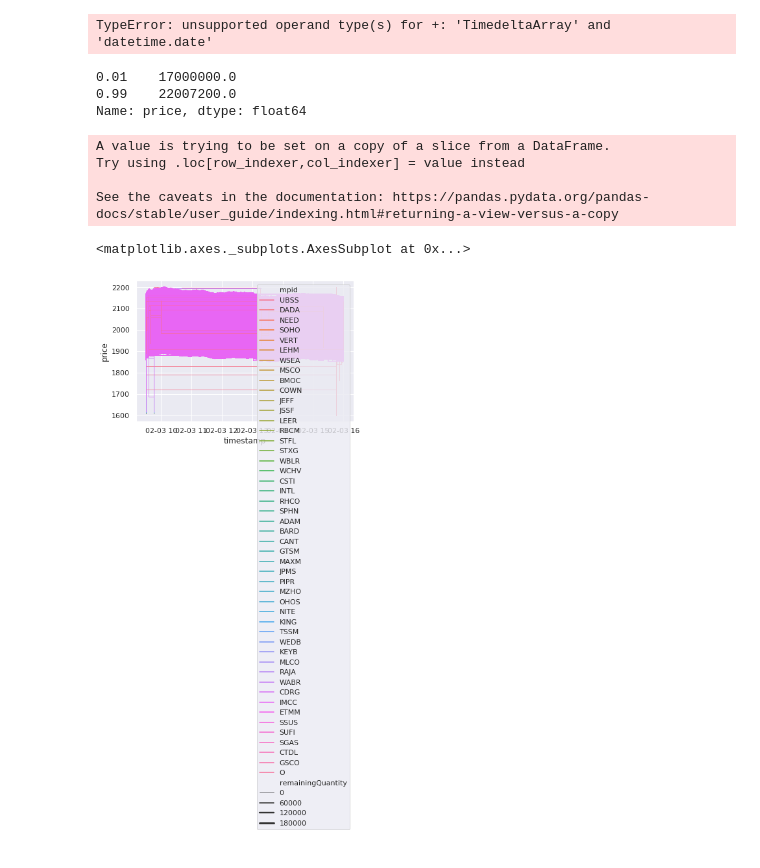
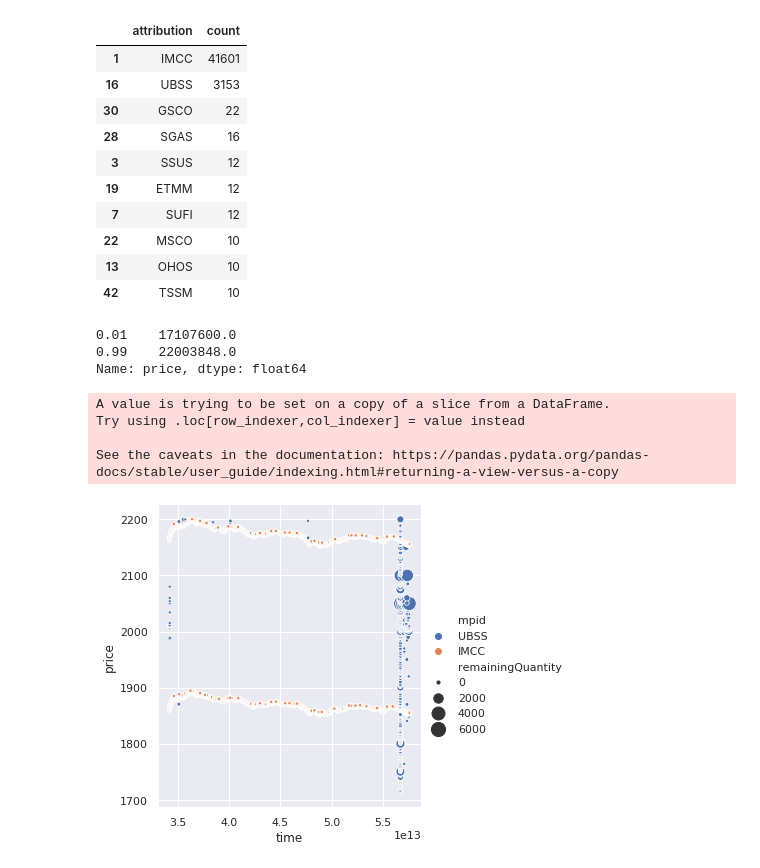
Before and after one commit to vonde-consulting/Nasdaq-QMM-incentive-scheme, a Jupyter notebook: PythonCode/lobsterOnSpark.ipynb, the cells around one changed output. Drawn from its saved outputs; the diff is of its cells as text; code cells hidden in the pictures.

```diff
--- a/PythonCode/lobsterOnSpark.ipynb
+++ b/PythonCode/lobsterOnSpark.ipynb
@@ -53,8 +54,24 @@ myDate=date(2020,2,3)
 myDateStr = myDate.strftime('%Y-%m-%d')
 myOrders = messageDf.where(f"date='{myDateStr}' and symbol='{symbol}'")
 myOrderbooks = orderBookDf.where(f"date='{myDateStr}' and symbol='{symbol}'")
+# %%
+myOrders.where("eventType='Submission' and not (attribution='')") \
+.groupBy("attribution").count().toPandas() \
+.sort_values("count", ascending=False).head(10)
+# %% [output]
+|  | attribution | count |
+| 1 | IMCC | 41601 |
+| 16 | UBSS | 3153 |
+| 30 | GSCO | 22 |
+| 28 | SGAS | 16 |
+| 3 | SSUS | 12 |
+| 19 | ETMM | 12 |
+| 7 | SUFI | 12 |
+| 22 | MSCO | 10 |
+| 13 | OHOS | 10 |
+| 42 | TSSM | 10 |
 # %%
-myMPIDOrders = myOrders.where("not (attribution='')").toPandas()
+myMPIDOrders = myOrders.where("attribution in ('IMCC', 'UBSS')").toPandas()
 # %%
 myMPIDOrders.loc[(myMPIDOrders['eventType'] != 'Submission'), 'effectiveQuantity'] = \
     - myMPIDOrders.loc[(myMPIDOrders['eventType'] != 'Submission'), 'effectiveQuantity']
@@ -69,25 +86,22 @@ for name, group in grouped:
     timeQuantity['price'] = price
     timeQuantity['mpid'] = mpid
     MPIDPositions = pd.concat([MPIDPositions, timeQuantity], axis=0)
-# %% [output]
-TypeError: unsupported operand type(s) for +: 'TimedeltaArray' and 'datetime.date'
 # %%
 MPIDPositions['timestamp'] = pd.to_timedelta(MPIDPositions['time']/1e9, unit='s') + pd.to_datetime(myDate)
 MPIDPositions = MPIDPositions.loc[(MPIDPositions['time']>34200*1e9)&(MPIDPositions['time']<16*3600*1e9),:]
 # %%
 MPIDPositions['price'].quantile([0.01, 0.99])
 # %% [output]
-0.01    17000000.0
-0.99    22007200.0
+0.01    17107600.0
+0.99    22003848.0
 Name: price, dtype: float64
 # %%
-cleanedMPIDPositions = MPIDPositions.loc[(MPIDPositions['price']>16010000) &(MPIDPositions['price']<22014772), : ]
+cleanedMPIDPositions = MPIDPositions.loc[(MPIDPositions['price']>17107600) &(MPIDPositions['price']<22003848), : ]
 cleanedMPIDPositions['price'] = cleanedMPIDPositions['price'] / 10000
-sns.lineplot(x="timestamp", y="price", size="remainingQuantity", hue='mpid',drawstyle='steps-pre', data=cleanedMPIDPositions)
+g=sns.relplot(x="time", y="price", size="remainingQuantity", hue='mpid', sizes=(10,200), data=cleanedMPIDPositions)
 # %% [output]
 A value is trying to be set on a copy of a slice from a DataFrame.
 Try using .loc[row_indexer,col_indexer] = value instead
 
 See the caveats in the documentation: https://pandas.pydata.org/pandas-docs/stable/user_guide/indexing.html#returning-a-view-versus-a-copy
-<matplotlib.axes._subplots.AxesSubplot at 0x...>
-[figure, old version]
+[figure, new version]
```
Also changed, not shown: parts of 2 cells of this notebook.
